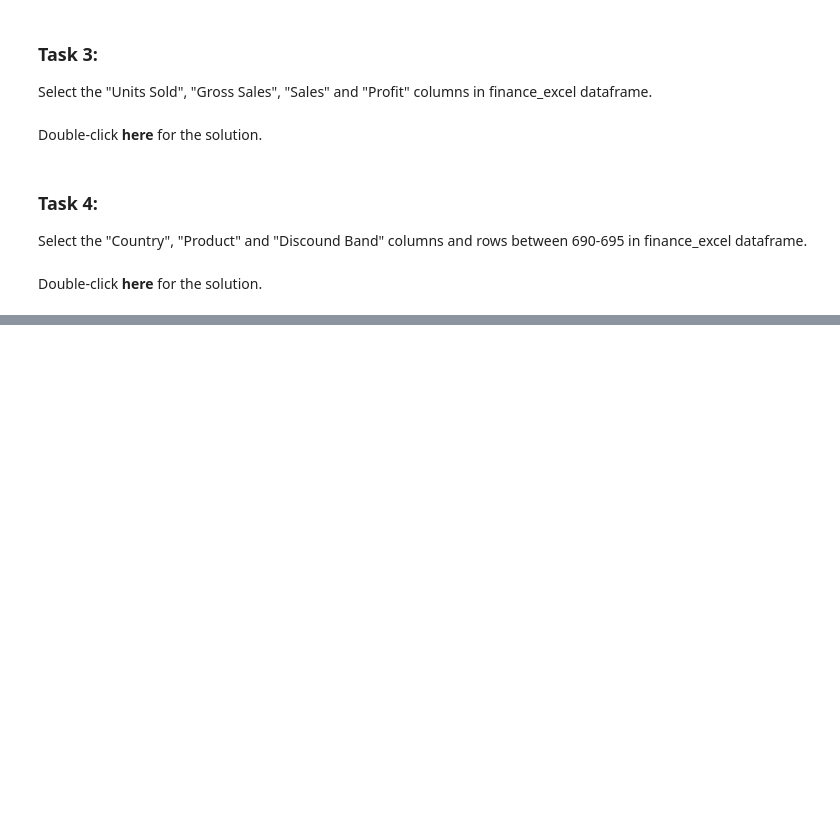
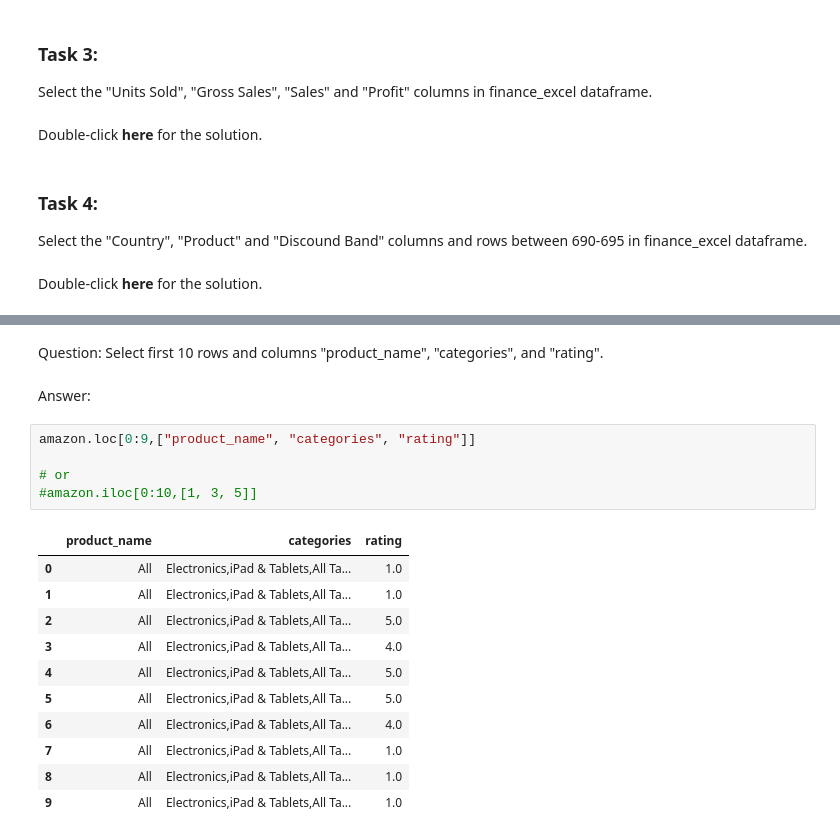
Before and after one commit to shaq31415926/March-Bootcamp, a Jupyter notebook: week5&6/notebooks/dataframe.ipynb, the cells around one changed output, grey strips where cells are left out. Saved outputs shown, nothing was run; the diff lists cells and outputs as text; blank space fills up the shorter version.

```diff
--- a/week5&6/notebooks/dataframe.ipynb
+++ b/week5&6/notebooks/dataframe.ipynb
@@ -553,0 +573,21 @@ finance_excel.loc[ 690:695 , ["Country", "Product", "Discount Band"] ]
+# %% [markdown]
+Question: Select first 10 rows and columns "product_name", "categories", and "rating".
+# %% [markdown]
+Answer:
+# %%
+amazon.loc[0:9,["product_name", "categories", "rating"]]
+
+# or
+#amazon.iloc[0:10,[1, 3, 5]]
+# %% [output]
+|  | product_name | categories | rating |
+| 0 | All | Electronics,iPad & Tablets,All Ta... | 1.0 |
+| 1 | All | Electronics,iPad & Tablets,All Ta... | 1.0 |
+| 2 | All | Electronics,iPad & Tablets,All Ta... | 5.0 |
+| 3 | All | Electronics,iPad & Tablets,All Ta... | 4.0 |
+| 4 | All | Electronics,iPad & Tablets,All Ta... | 5.0 |
+| 5 | All | Electronics,iPad & Tablets,All Ta... | 5.0 |
+| 6 | All | Electronics,iPad & Tablets,All Ta... | 4.0 |
+| 7 | All | Electronics,iPad & Tablets,All Ta... | 1.0 |
+| 8 | All | Electronics,iPad & Tablets,All Ta... | 1.0 |
+| 9 | All | Electronics,iPad & Tablets,All Ta... | 1.0 |
```
Also changed, not shown: parts of 13 cells of this notebook.
